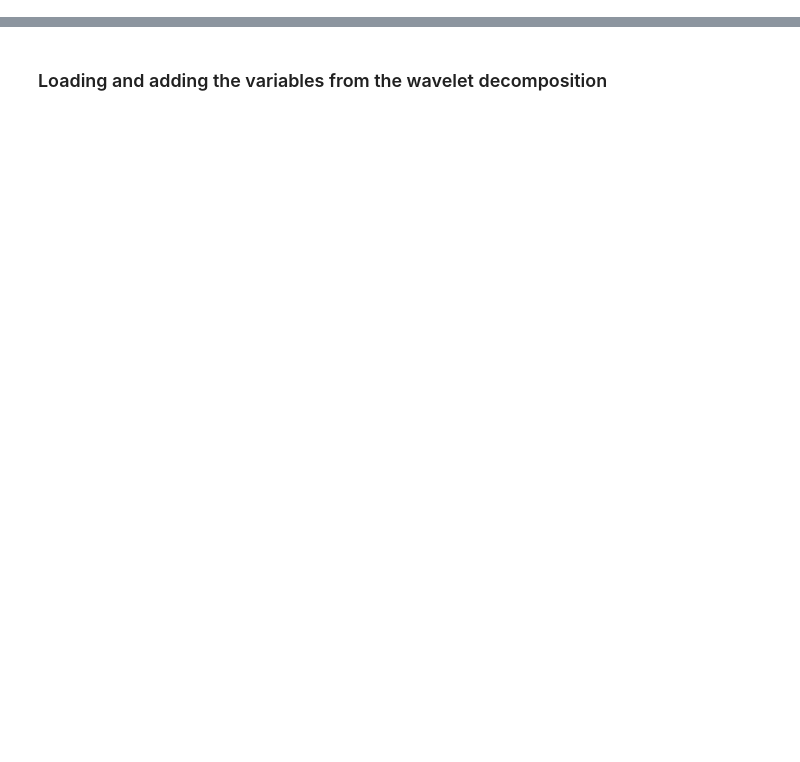
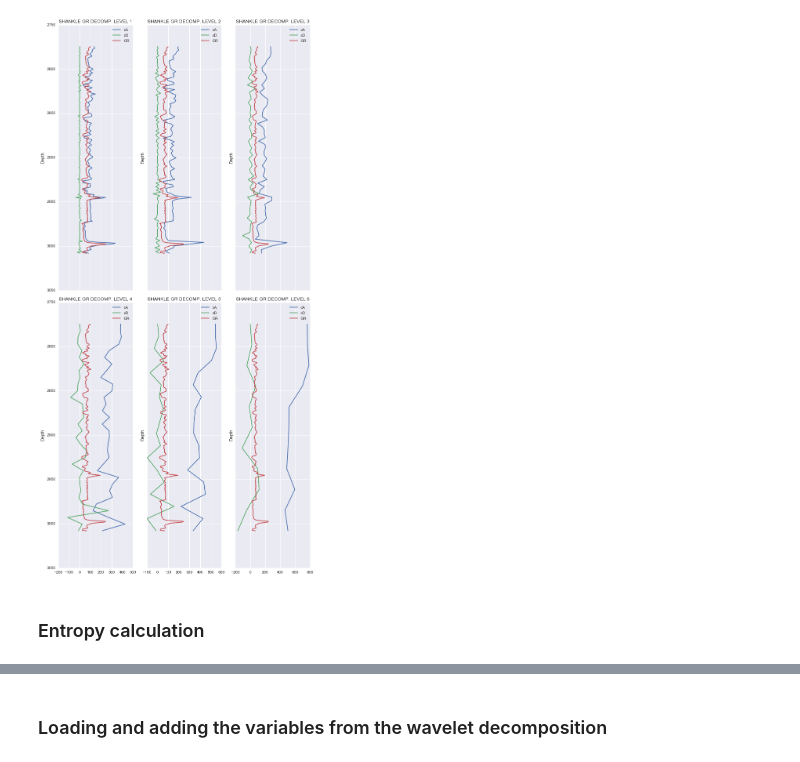
Before and after one commit to lperozzi/2016-ml-contest_liamlearn, a Jupyter notebook: data_mining.ipynb, the cells around one changed output, grey strips where cells are left out. Drawn from its saved outputs; the diff is of its cells as text; code cells hidden in the pictures; blank space fills up the shorter version.

Commit message:
updated data_mining

```diff
--- a/data_mining.ipynb
+++ b/data_mining.ipynb
@@ -38,0 +66,32 @@ Categories (10, object): [SHRIMPLIN, ALEXANDER D, SHANKLE, LUKE G U, ..., NOLAN,
+# %%
+import pywt
+from scipy.interpolate import interp1d
+
+grouped = training_data_raw.groupby(['Well Name'])
+db3 = pywt.Wavelet('db3')
+data = grouped.get_group('SHANKLE').GR
+depth = grouped.get_group('SHANKLE').Depth
+
+n_levels = 6
+nrows = 2
+fig, axs = plt.subplots(figsize=(10,20),
+                        nrows=nrows, ncols=3,
+                        sharey='row',sharex='col') # Much control of gridspec
+for i in range(nrows):
+    axs[i,0].invert_yaxis()
+
+
+temp_data = data
+for i,ax in zip(range(1,n_levels+1),axs.flatten()):
+
+    cA,cD = pywt.dwt(temp_data,db3,mode='symmetric')
+    ax.plot(cA,np.linspace(min(depth),max(depth),len(cA)))
+    ax.plot(cD,np.linspace(min(depth),max(depth),len(cD)))
+    ax.plot(data,depth)
+    ax.set_title('SHANKLE GR DECOMP. LEVEL %d' % (i))
+    ax.set_ylabel('Depth')
+    ax.legend(['cA','cD','GR'])
+    plt.tight_layout()
+    temp_data = cA
+# %% [output]
+[figure, added]
@@ -39,3 +129,5 @@ Categories (10, object): [SHRIMPLIN, ALEXANDER D, SHANKLE, LUKE G U, ..., NOLAN,
+# %% [markdown]
+### Entropy calculation
 # %%
 # 1=sandstone  2=c_siltstone   3=f_siltstone
 # 4=marine_silt_shale 5=mudstone 6=wackestone 7=dolomite
```
Also changed, not shown: parts of 14 cells of this notebook, 1 other file.
